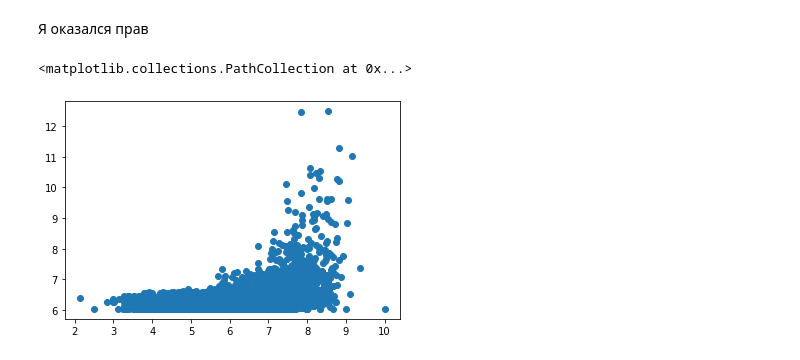
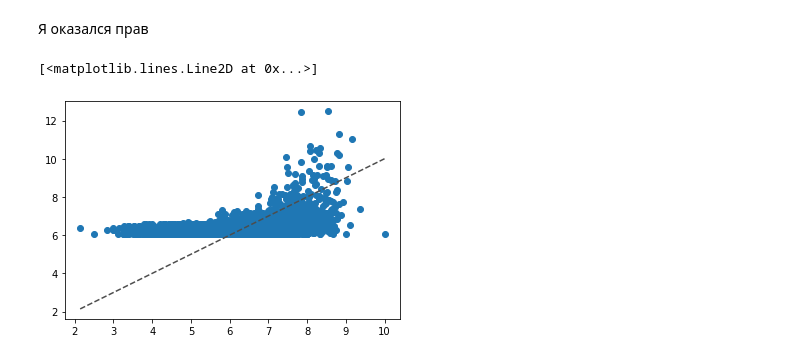
Before and after one commit to sashafromlibertalia/anime-analysis, a Jupyter notebook: anime-analysis.ipynb, the cells around one changed output. Saved outputs shown, nothing was run; the diff lists cells and outputs as text; code cells hidden in the pictures.

```diff
--- a/anime-analysis.ipynb
+++ b/anime-analysis.ipynb
@@ -228,7 +230,8 @@ feature_importance.sort_values(by='Важность признака', ascending
 # %% [markdown]
 Я оказался прав
-# %%
-plt.scatter(y_test, y_pred)
-# %% [output]
-<matplotlib.collections.PathCollection at 0x...>
-[figure, removed]
+# %%
+plt.scatter(y_test, y_pred)
+plt.plot([min(y_test),max(y_test)], [min(y_test),max(y_test)], ls="--", c=".3")
+# %% [output]
+[<matplotlib.lines.Line2D at 0x...>]
+[figure, added]
```
Also changed, not shown: parts of 12 cells of this notebook.
